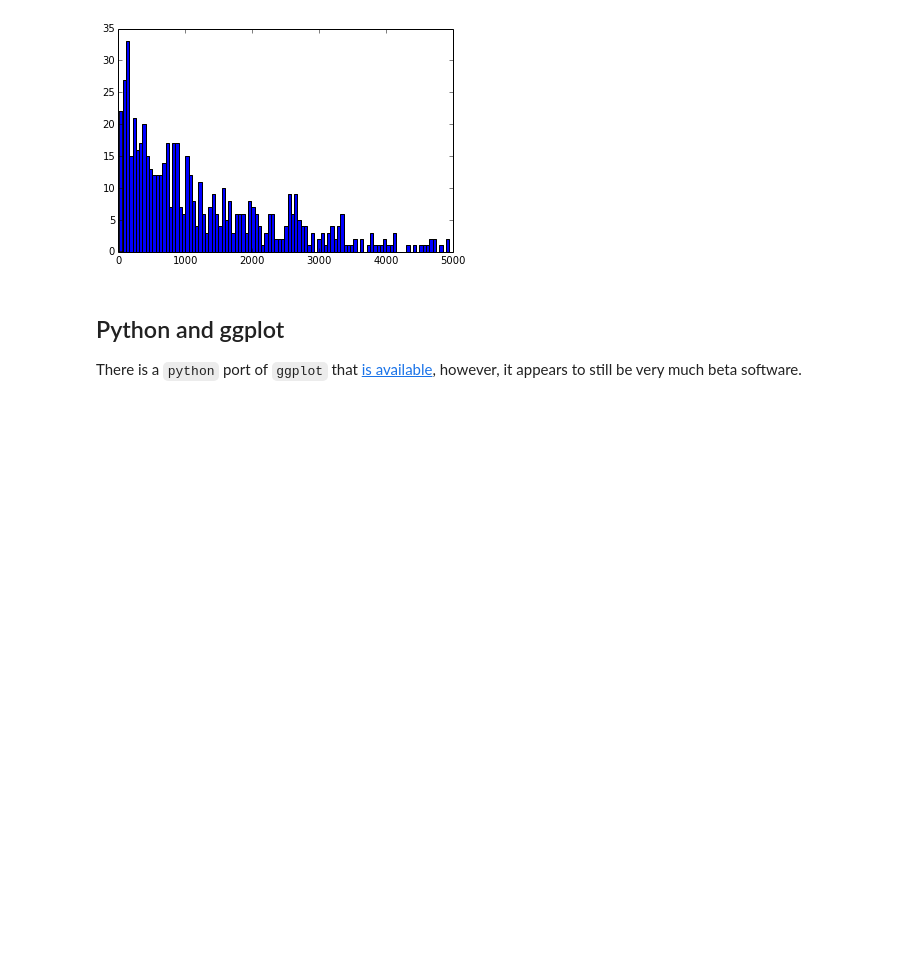
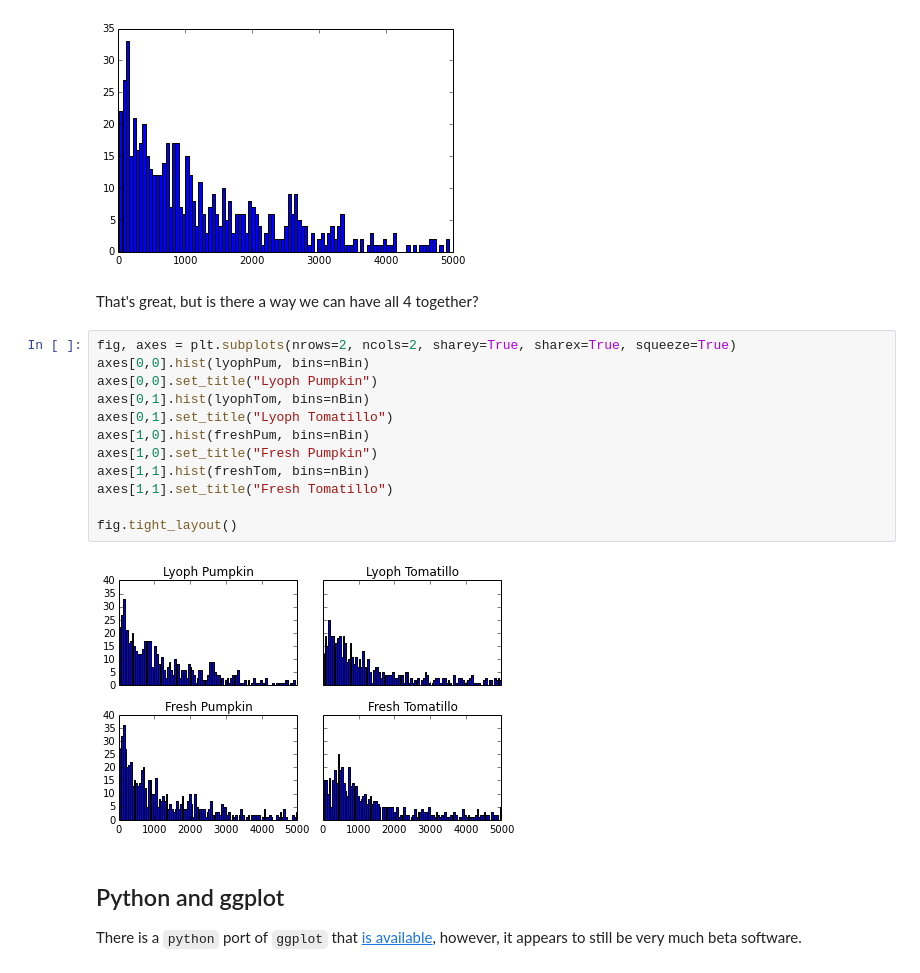
Before and after one commit to rmflight/wg_vis_presentation, a Jupyter notebook: matplotlib demo.ipynb, the cells around one changed output. Drawn from its saved outputs; the diff is of its cells as text; blank space fills up the shorter version.

Commit message:
added the set of 4 histograms in a way that allows easy comparison

```diff
--- a/matplotlib demo.ipynb
+++ b/matplotlib demo.ipynb
@@ -125,6 +125,22 @@ plt.hist(lyophPum, bins=nBin)
         4741.  ,  4790.25,  4839.5 ,  4888.75,  4938.  ]),
  <a list of 100 Patch objects>)
 [figure]
+# %% [markdown]
+That's great, but is there a way we can have all 4 together?
+# %%
+fig, axes = plt.subplots(nrows=2, ncols=2, sharey=True, sharex=True, squeeze=True)
+axes[0,0].hist(lyophPum, bins=nBin)
+axes[0,0].set_title("Lyoph Pumpkin")
+axes[0,1].hist(lyophTom, bins=nBin)
+axes[0,1].set_title("Lyoph Tomatillo")
+axes[1,0].hist(freshPum, bins=nBin)
+axes[1,0].set_title("Fresh Pumpkin")
+axes[1,1].hist(freshTom, bins=nBin)
+axes[1,1].set_title("Fresh Tomatillo")
+
+fig.tight_layout()
+# %% [output]
+[figure, added]
 # %% [markdown]
 ## Python and ggplot
 
```
